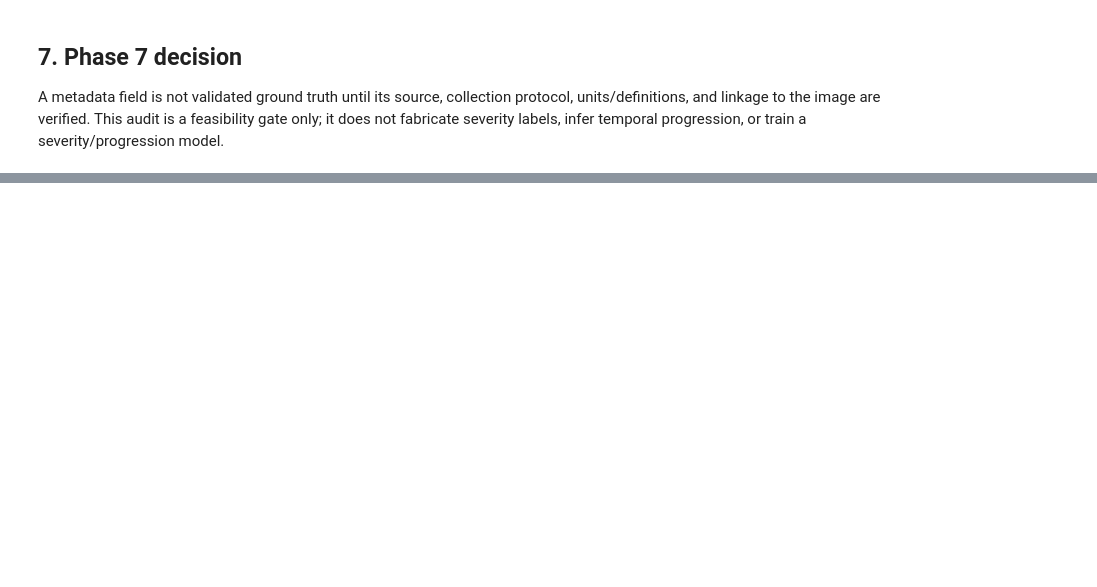
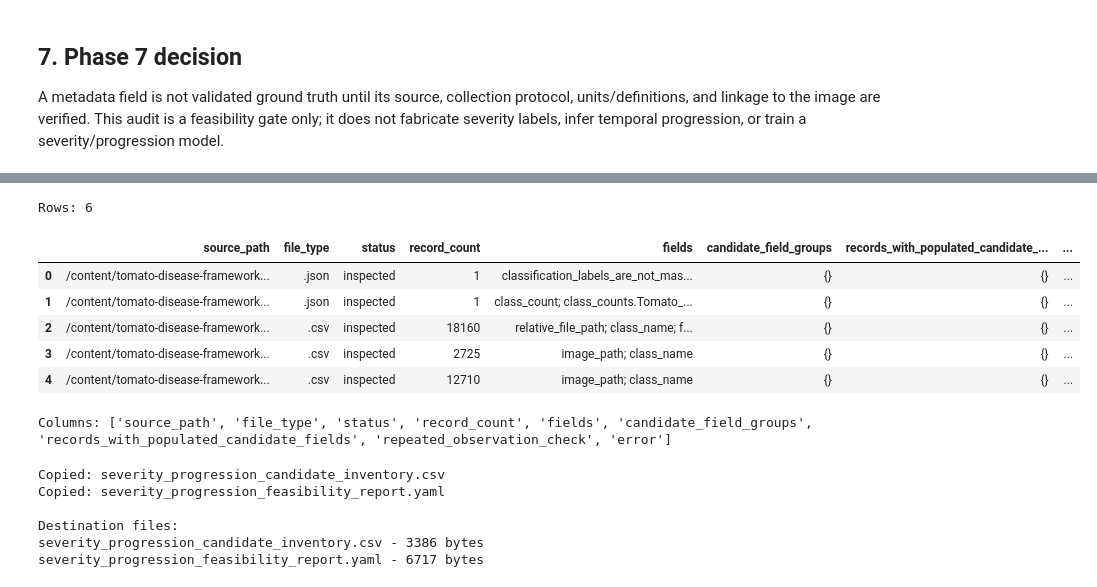
Before and after one commit to parnikaaa06/tomato-disease-framework, a Jupyter notebook: tomato_disease_framework/notebooks/phase7_severity_progression_feasibility.ipynb, the cells around one changed output, grey strips where cells are left out. Cells and saved outputs as stored; diff of their text form; code cells hidden in the pictures; blank space fills up the shorter version.

```diff
--- a/tomato_disease_framework/notebooks/phase7_severity_progression_feasibility.ipynb
+++ b/tomato_disease_framework/notebooks/phase7_severity_progression_feasibility.ipynb
@@ -122,0 +315,63 @@ for limitation in report['evidence_and_limitations']:
+# %%
+import pandas as pd
+
+csv_path = Path(
+    "results/phase7/severity_progression_candidate_inventory.csv"
+)
+
+if csv_path.exists():
+    df = pd.read_csv(csv_path)
+    print("Rows:", len(df))
+    display(df.head())
+    print("Columns:", df.columns.tolist())
+# %% [output]
+Rows: 6
+|  | source_path | file_type | status | record_count | fields | candidate_field_groups | records_with_populated_candidate_... | ... |
+| 0 | /content/tomato-disease-framework... | .json | inspected | 1 | classification_labels_are_not_mas... | {} | {} | ... |
+| 1 | /content/tomato-disease-framework... | .json | inspected | 1 | class_count; class_counts.Tomato_... | {} | {} | ... |
+| 2 | /content/tomato-disease-framework... | .csv | inspected | 18160 | relative_file_path; class_name; f... | {} | {} | ... |
+| 3 | /content/tomato-disease-framework... | .csv | inspected | 2725 | image_path; class_name | {} | {} | ... |
+| 4 | /content/tomato-disease-framework... | .csv | inspected | 12710 | image_path; class_name | {} | {} | ... |
+Columns: ['source_path', 'file_type', 'status', 'record_count', 'fields', 'candidate_field_groups', 'records_with_populated_candidate_fields', 'repeated_observation_check', 'error']
+# %%
+from pathlib import Path
+import shutil
+
+# Source: generated Phase 7 reports in your Colab project
+source = Path(
+    "/content/tomato-disease-framework/"
+    "tomato_disease_framework/results/phase7"
+)
+
+# Destination: your persistent Google Drive
+destination = Path(
+    "/content/drive/MyDrive/UROP_Plant_Disease/results/phase7"
+)
+
+files_to_copy = [
+    "severity_progression_candidate_inventory.csv",
+    "severity_progression_feasibility_report.yaml",
+]
+
+destination.mkdir(parents=True, exist_ok=True)
+
+for filename in files_to_copy:
+    source_file = source / filename
+
+    if not source_file.exists():
+        raise FileNotFoundError(f"Report not found: {source_file}")
+
+    shutil.copy2(source_file, destination / filename)
+    print(f"Copied: {filename}")
+
+print("\nDestination files:")
+for path in sorted(destination.iterdir()):
+    if path.is_file():
+        print(path.name, "-", path.stat().st_size, "bytes")
+# %% [output]
+Copied: severity_progression_candidate_inventory.csv
+Copied: severity_progression_feasibility_report.yaml
+
+Destination files:
+severity_progression_candidate_inventory.csv - 3386 bytes
+severity_progression_feasibility_report.yaml - 6717 bytes
```
Also changed, not shown: parts of 15 cells of this notebook.
